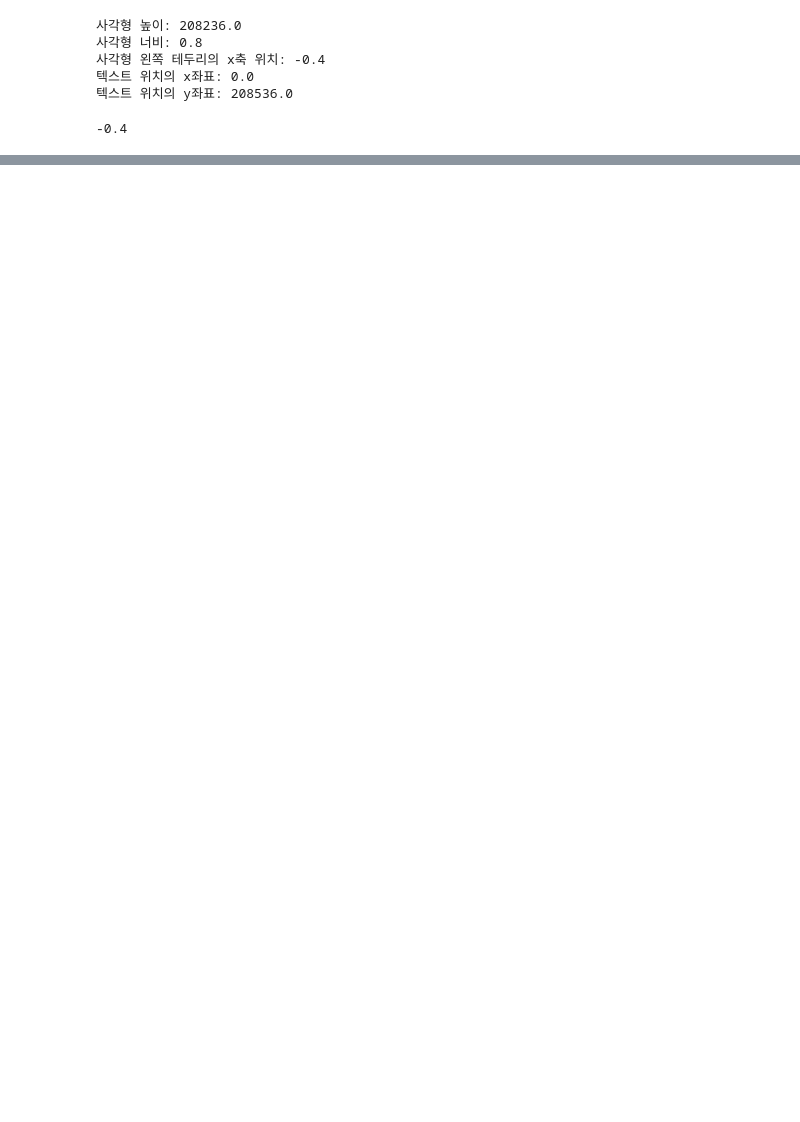
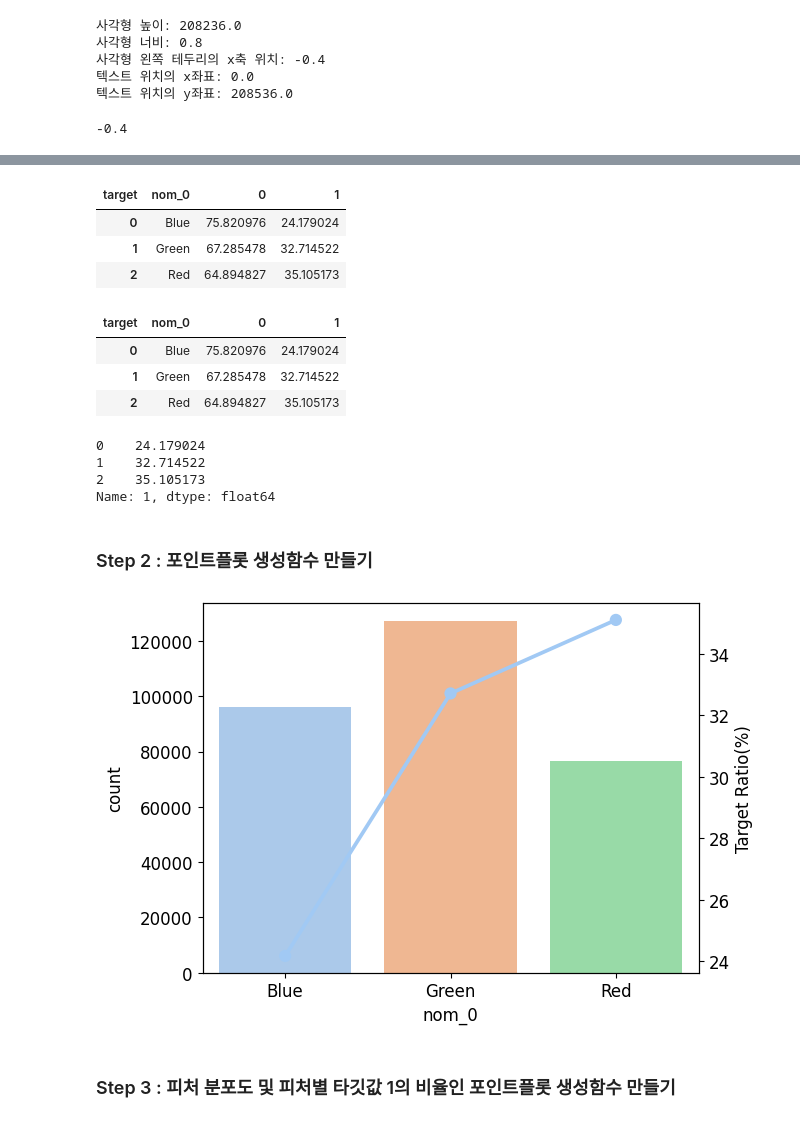
Before and after one commit to eunzzae/KaggleStudy_MustHave, a Jupyter notebook: Chap07_범주형데이터_이진_분류.ipynb, the cells around one changed output, grey strips where cells are left out. Drawn from its saved outputs; the diff is of its cells as text; code cells hidden in the pictures; blank space fills up the shorter version.

```diff
--- a/Chap07_범주형데이터_이진_분류.ipynb
+++ b/Chap07_범주형데이터_이진_분류.ipynb
@@ -173,0 +215,4 @@ Text(0.5, 1.0, 'Target Distriburion')
+# %%
+# 정규화 후 비율을 백분율로 표현
+crosstab = pd.crosstab(train['nom_0'], train['target'], normalize='index')*100
+crosstab # 각 행의 합이 100%가 됨
@@ -173,0 +225,48 @@ Text(0.5, 1.0, 'Target Distriburion')
+# %%
+crosstab = crosstab.reset_index() # 인덱스 재설정
+crosstab
+# %% [output]
+| target | nom_0 | 0 | 1 |
+| 0 | Blue | 75.820976 | 24.179024 |
+| 1 | Green | 67.285478 | 32.714522 |
+| 2 | Red | 64.894827 | 35.105173 |
+# %%
+def get_crosstab(df, feature):
+  crosstab = pd.crosstab(df[feature], df['target'], normalize='index')*100
+  crosstab = crosstab.reset_index()
+  return crosstab
+
+crosstab = get_crosstab(train, 'nom_0')
+crosstab
+# %% [output]
+| target | nom_0 | 0 | 1 |
+| 0 | Blue | 75.820976 | 24.179024 |
+| 1 | Green | 67.285478 | 32.714522 |
+| 2 | Red | 64.894827 | 35.105173 |
+# %%
+crosstab[1]
+# %% [output]
+0    24.179024
+1    32.714522
+2    35.105173
+Name: 1, dtype: float64
+# %% [markdown]
+### Step 2 : 포인트플롯 생성함수 만들기
+# %%
+def plot_pointplot(ax, feature, crosstab, train):
+  sns.countplot(data=train, x=feature, order=crosstab[feature].values, ax=ax)
+  ax2 = ax.twinx()
+  ax2 = sns.pointplot(x=feature, y=1, data=crosstab, order=crosstab[feature].values)
+  ax2.set_ylabel('Target Ratio(%)')
+# %%
+import matplotlib.gridspec as gridspec
+
+mpl.rc('font', size=12)
+grid = gridspec.GridSpec(1,1)
+
+ax = plt.subplot(grid[0])
+plot_pointplot(ax, 'nom_0', get_crosstab(train, 'nom_0'), train)
+# %% [output]
+[figure, added]
+# %% [markdown]
+### Step 3 : 피처 분포도 및 피처별 타깃값 1의 비율인 포인트플롯 생성함수 만들기
```
Also changed, not shown: parts of 29 cells of this notebook.
